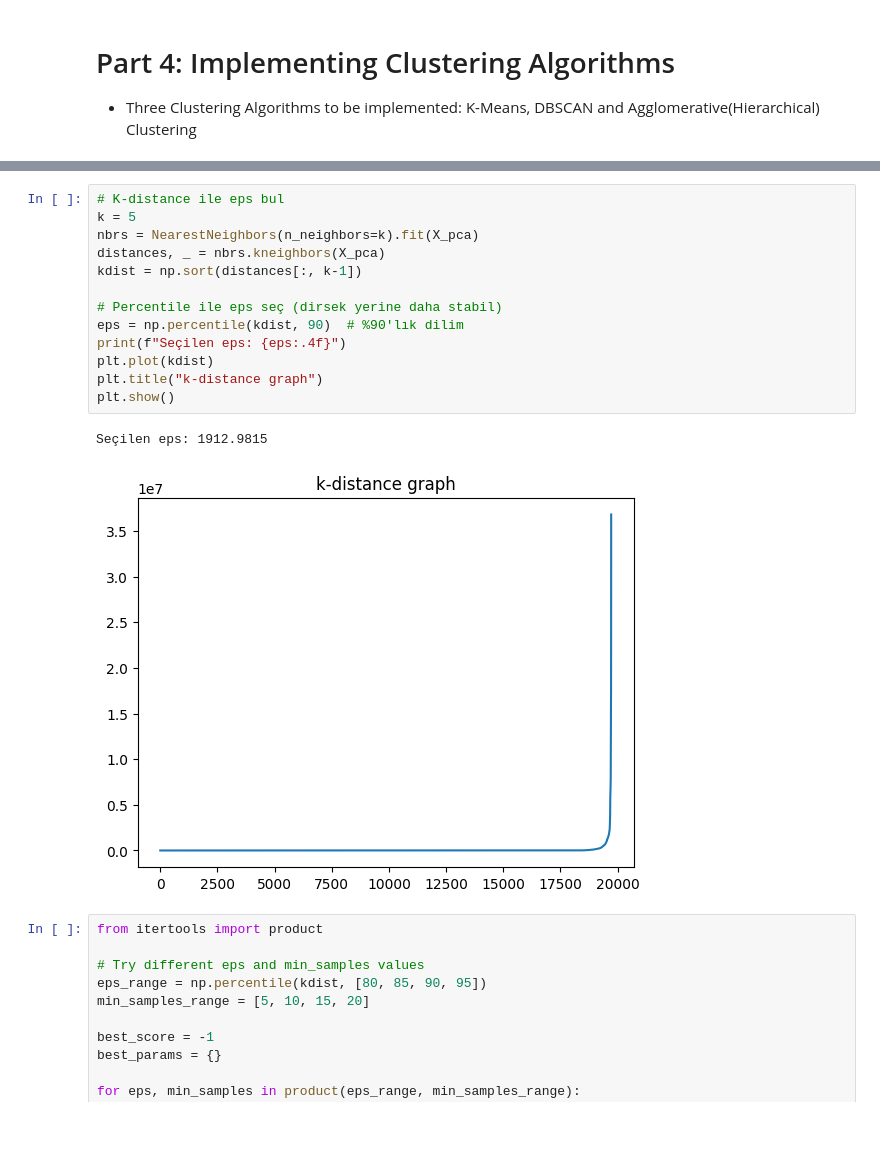
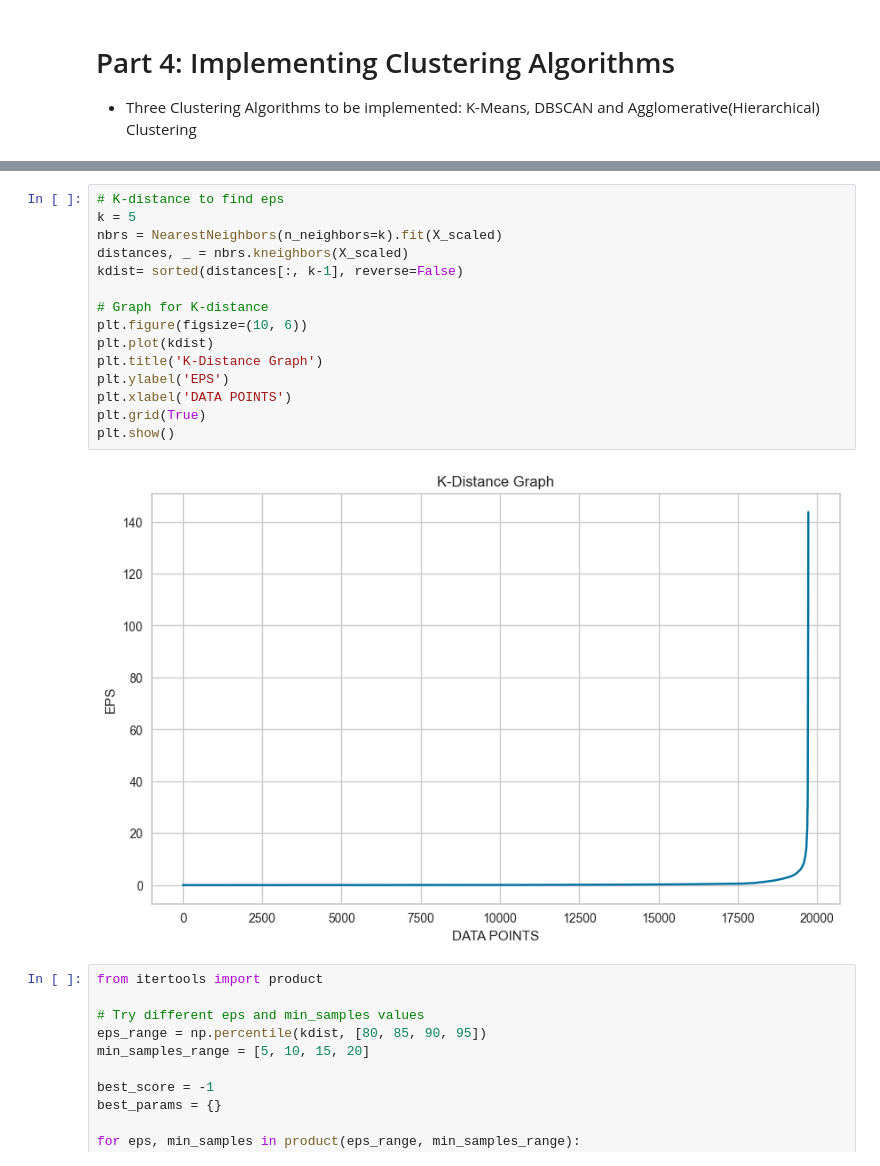
Before and after one commit to EfeDogan/Classification_and_Clustering_on_NetworkIDS_Dataset, a Jupyter notebook: assignment_4.ipynb, the cells around one changed output, grey strips where cells are left out. Saved outputs shown, nothing was run; the diff lists cells and outputs as text; blank space fills up the shorter version.

Commit message:
clustering algorithms and visualizations

```diff
--- a/assignment_4.ipynb
+++ b/assignment_4.ipynb
@@ -412,19 +426,20 @@ K-Means Silhouette Score:
 # %%
-# K-distance ile eps bul
+# K-distance to find eps
 k = 5
-nbrs = NearestNeighbors(n_neighbors=k).fit(X_pca)
-distances, _ = nbrs.kneighbors(X_pca)
-kdist = np.sort(distances[:, k-1])
+nbrs = NearestNeighbors(n_neighbors=k).fit(X_scaled)
+distances, _ = nbrs.kneighbors(X_scaled)
+kdist= sorted(distances[:, k-1], reverse=False)
 
-# Percentile ile eps seç (dirsek yerine daha stabil)
-eps = np.percentile(kdist, 90)  # %90'lık dilim
-print(f"Seçilen eps: {eps:.4f}")
+# Graph for K-distance
+plt.figure(figsize=(10, 6))
 plt.plot(kdist)
-plt.title("k-distance graph")
+plt.title('K-Distance Graph')
+plt.ylabel('EPS')
+plt.xlabel('DATA POINTS')
+plt.grid(True)
 plt.show()
 # %% [output]
-Seçilen eps: 1912.9815
-[figure, old version]
+[figure, new version]
 # %%
 from itertools import product
 
```
Also changed, not shown: parts of 12 cells of this notebook.
